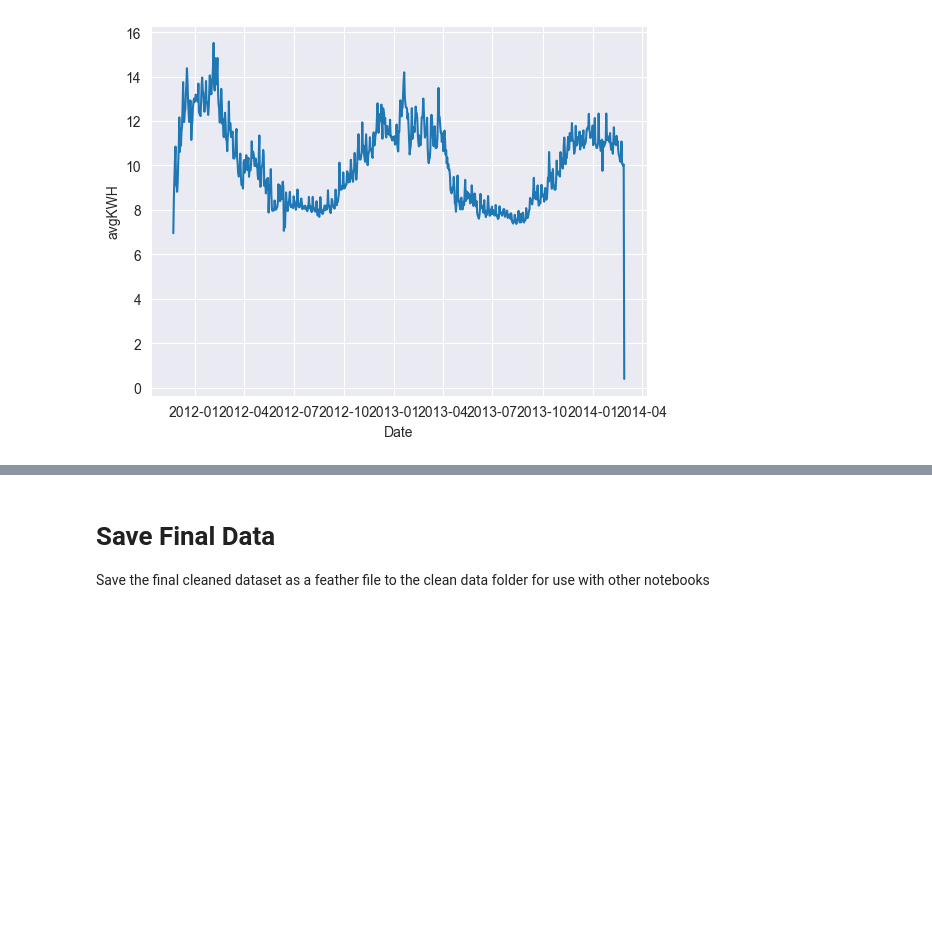
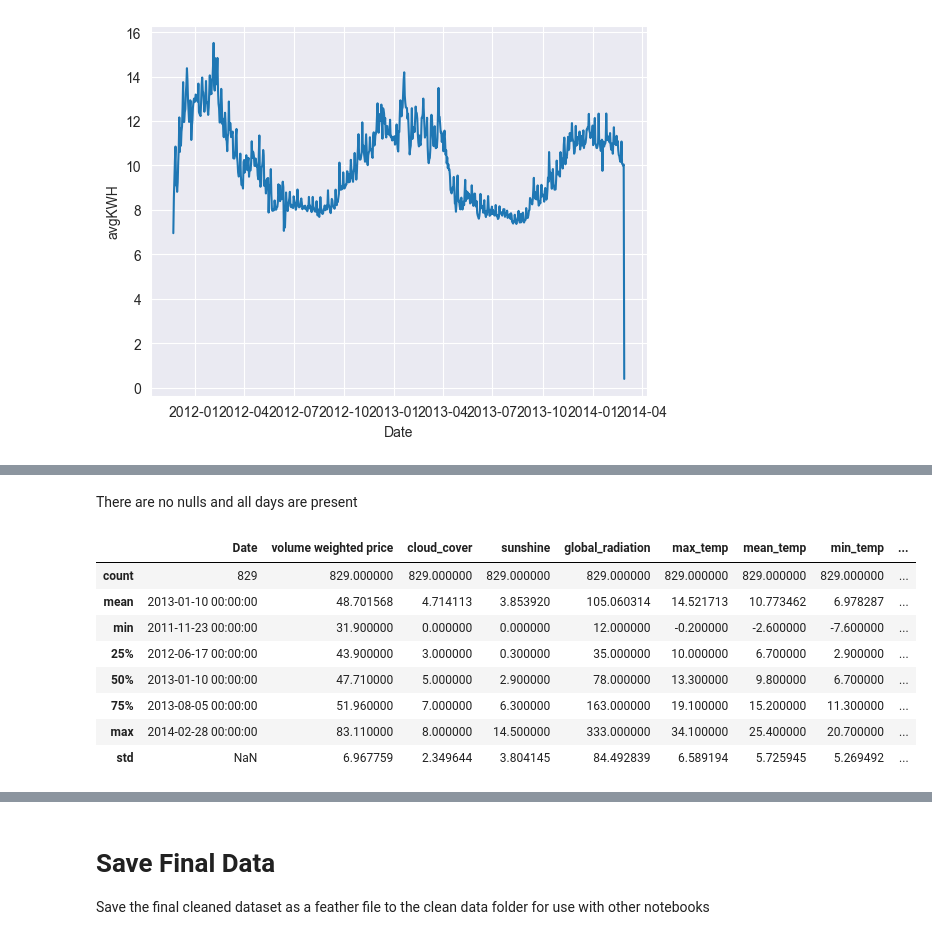
Before and after one commit to danny-ven/csc5610_london_energy, a Jupyter notebook: jupyter_notebooks/LondonData.ipynb, the cells around one changed output, grey strips where cells are left out. Drawn from its saved outputs; the diff is of its cells as text; code cells hidden in the pictures; blank space fills up the shorter version.

```diff
--- a/jupyter_notebooks/LondonData.ipynb
+++ b/jupyter_notebooks/LondonData.ipynb
@@ -570,0 +607,14 @@ CleanedData_df
+# %% [markdown]
+There are no nulls and all days are present
+# %%
+CleanedData_df.describe()
+# %% [output]
+|  | Date | volume weighted price | cloud_cover | sunshine | global_radiation | max_temp | mean_temp | min_temp | ... |
+| count | 829 | 829.000000 | 829.000000 | 829.000000 | 829.000000 | 829.000000 | 829.000000 | 829.000000 | ... |
+| mean | 2013-01-10 00:00:00 | 48.701568 | 4.714113 | 3.853920 | 105.060314 | 14.521713 | 10.773462 | 6.978287 | ... |
+| min | 2011-11-23 00:00:00 | 31.900000 | 0.000000 | 0.000000 | 12.000000 | -0.200000 | -2.600000 | -7.600000 | ... |
+| 25% | 2012-06-17 00:00:00 | 43.900000 | 3.000000 | 0.300000 | 35.000000 | 10.000000 | 6.700000 | 2.900000 | ... |
+| 50% | 2013-01-10 00:00:00 | 47.710000 | 5.000000 | 2.900000 | 78.000000 | 13.300000 | 9.800000 | 6.700000 | ... |
+| 75% | 2013-08-05 00:00:00 | 51.960000 | 7.000000 | 6.300000 | 163.000000 | 19.100000 | 15.200000 | 11.300000 | ... |
+| max | 2014-02-28 00:00:00 | 83.110000 | 8.000000 | 14.500000 | 333.000000 | 34.100000 | 25.400000 | 20.700000 | ... |
+| std | NaN | 6.967759 | 2.349644 | 3.804145 | 84.492839 | 6.589194 | 5.725945 | 5.269492 | ... |
```
Also changed, not shown: parts of 7 cells of this notebook, 2 other files.
